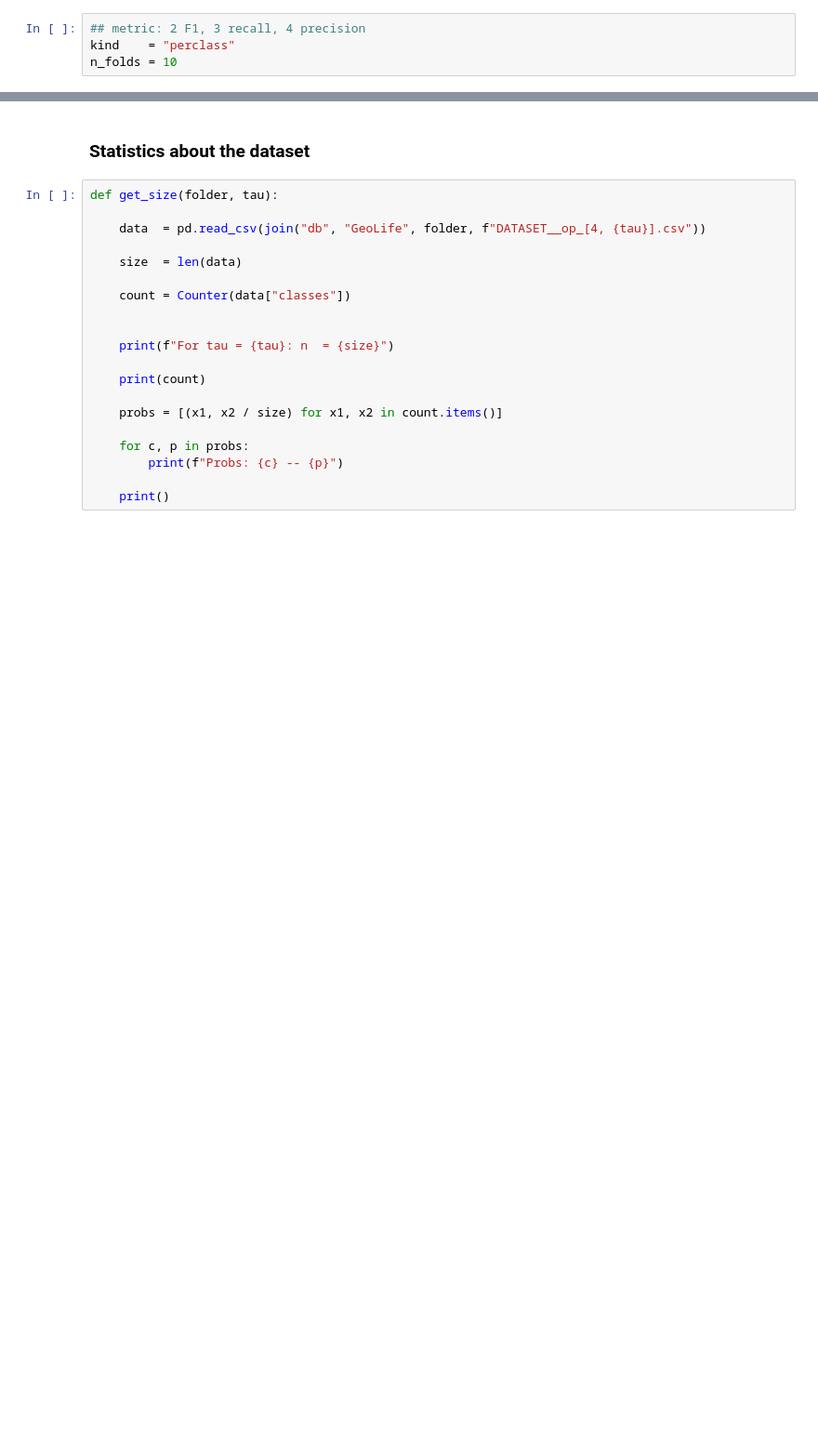
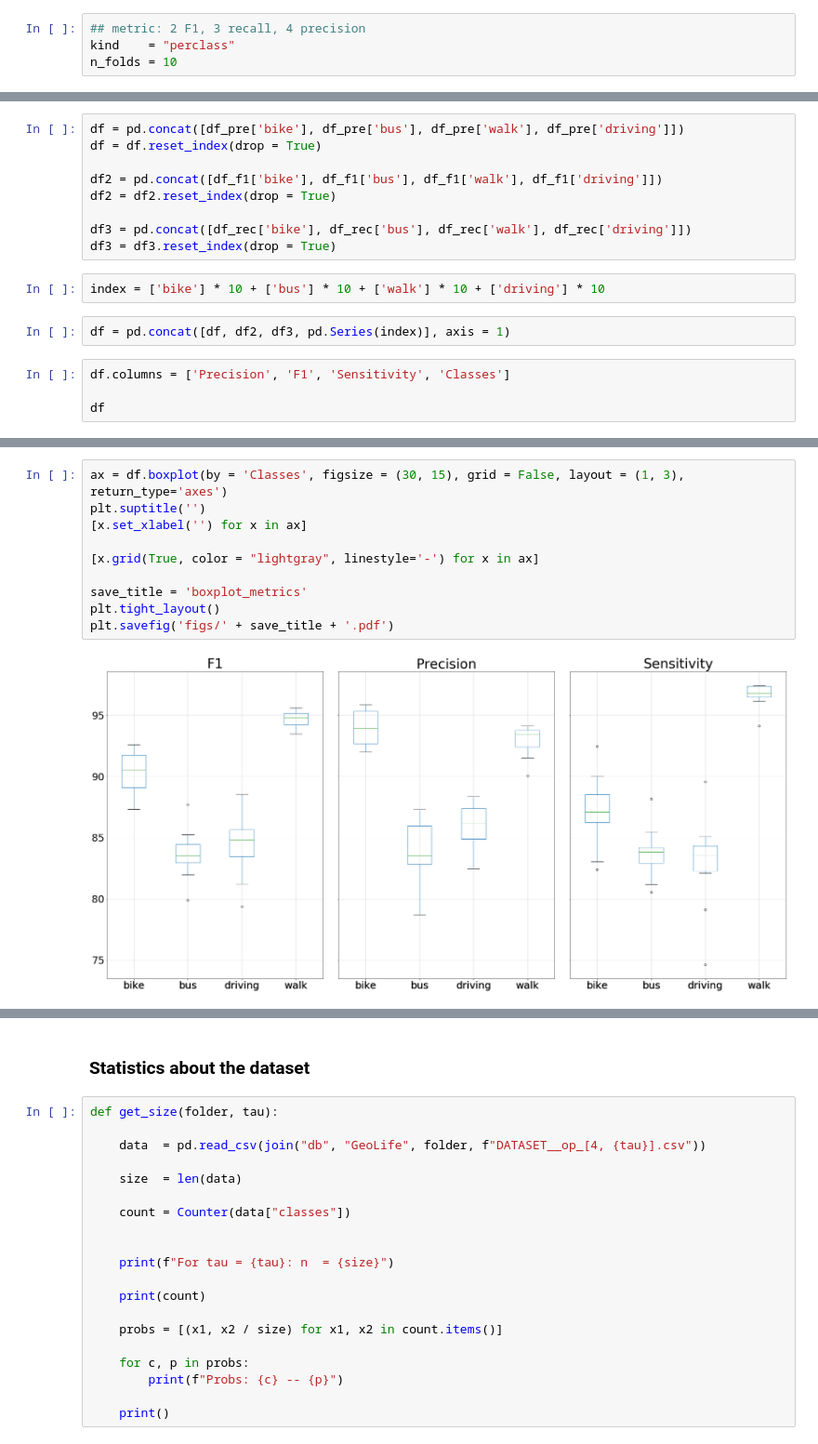
Before and after one commit to icps/tmc_ordinal_patterns, a Jupyter notebook: plots.ipynb, the cells around one changed output, grey strips where cells are left out. Shown: that part at 93% size. Drawn from its saved outputs; the diff is of its cells as text; blank space fills up the shorter version.

```diff
--- a/plots.ipynb
+++ b/plots.ipynb
@@ -199,0 +294,17 @@ n_folds = 10
+# %%
+df = pd.concat([df_pre['bike'], df_pre['bus'], df_pre['walk'], df_pre['driving']])
+df = df.reset_index(drop = True)
+
+df2 = pd.concat([df_f1['bike'], df_f1['bus'], df_f1['walk'], df_f1['driving']])
+df2 = df2.reset_index(drop = True)
+
+df3 = pd.concat([df_rec['bike'], df_rec['bus'], df_rec['walk'], df_rec['driving']])
+df3 = df3.reset_index(drop = True)
+# %%
+index = ['bike'] * 10 + ['bus'] * 10 + ['walk'] * 10 + ['driving'] * 10
+# %%
+df = pd.concat([df, df2, df3, pd.Series(index)], axis = 1)
+# %%
+df.columns = ['Precision', 'F1', 'Sensitivity', 'Classes']
+
+df
@@ -200 +337,13 @@ n_folds = 10
+# %%
+ax = df.boxplot(by = 'Classes', figsize = (30, 15), grid = False, layout = (1, 3), return_type='axes')
+plt.suptitle('')
+[x.set_xlabel('') for x in ax]
+
+[x.grid(True, color = "lightgray", linestyle='-') for x in ax]
+
+save_title = 'boxplot_metrics'
+plt.tight_layout()
+plt.savefig('figs/' + save_title + '.pdf')
+# %% [output]
+[figure, added]
 # %%
```
Also changed, not shown: parts of 27 cells of this notebook, 1 other file.
